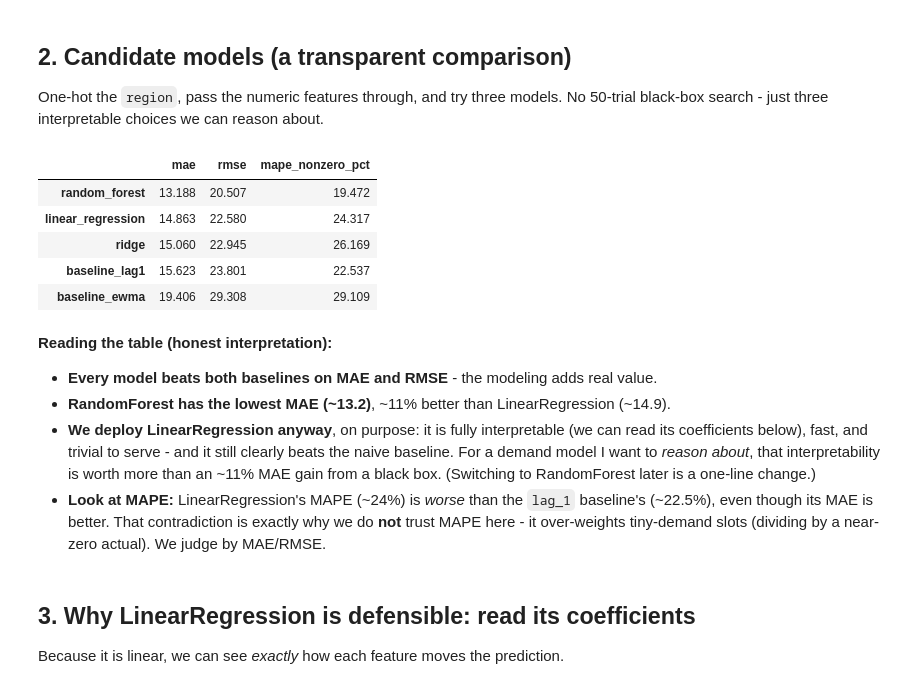
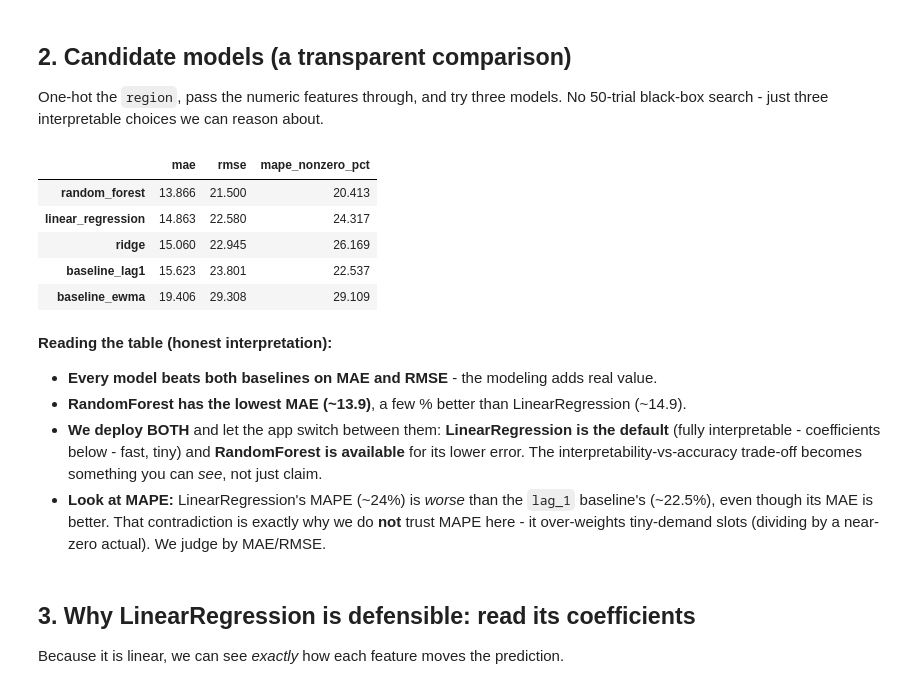
Before and after one commit to DhruvJoshi2005/nyc-taxi-demand-prediction, a Jupyter notebook: notebooks/02_modeling.ipynb, the cells around one changed output. Drawn from its saved outputs; the diff is of its cells as text; code cells hidden in the pictures.

```diff
--- a/notebooks/02_modeling.ipynb
+++ b/notebooks/02_modeling.ipynb
@@ -58,24 +58,24 @@ black-box search - just three interpretable choices we can reason about.
 # %%
 from sklearn.linear_model import LinearRegression, Ridge
 from sklearn.ensemble import RandomForestRegressor
 
 candidates = {
     "linear_regression": LinearRegression(),
     "ridge": Ridge(alpha=1.0),
-    "random_forest": RandomForestRegressor(n_estimators=100, min_samples_leaf=5,
+    "random_forest": RandomForestRegressor(n_estimators=100, min_samples_leaf=50,
                                             n_jobs=-1, random_state=42),
 }
 fitted = {}
 for name, est in candidates.items():
     pipe = build_pipeline(est).fit(Xtr, ytr)
     results[name] = regression_metrics(yte, pipe.predict(Xte))
     fitted[name] = pipe
 
 comparison = pd.DataFrame(results).T[["mae", "rmse", "mape_nonzero_pct"]].sort_values("mae")
 comparison.round(3)
 # %% [output]
 |  | mae | rmse | mape_nonzero_pct |
-| random_forest | 13.188 | 20.507 | 19.472 |
+| random_forest | 13.866 | 21.500 | 20.413 |
 | linear_regression | 14.863 | 22.580 | 24.317 |
 | ridge | 15.060 | 22.945 | 26.169 |
 | baseline_lag1 | 15.623 | 23.801 | 22.537 |
@@ -84,11 +84,11 @@ comparison.round(3)
 **Reading the table (honest interpretation):**
 
 - **Every model beats both baselines on MAE and RMSE** - the modeling adds real value.
-- **RandomForest has the lowest MAE (~13.2)**, ~11% better than LinearRegression (~14.9).
-- **We deploy LinearRegression anyway**, on purpose: it is fully interpretable (we can read
-  its coefficients below), fast, and trivial to serve - and it still clearly beats the naive
-  baseline. For a demand model I want to *reason about*, that interpretability is worth more
-  than an ~11% MAE gain from a black box. (Switching to RandomForest later is a one-line change.)
+- **RandomForest has the lowest MAE (~13.9)**, a few % better than LinearRegression (~14.9).
+- **We deploy BOTH** and let the app switch between them: **LinearRegression is the default**
+  (fully interpretable - coefficients below - fast, tiny) and **RandomForest is available** for
+  its lower error. The interpretability-vs-accuracy trade-off becomes something you can *see*,
+  not just claim.
 - **Look at MAPE:** LinearRegression's MAPE (~24%) is *worse* than the `lag_1` baseline's
   (~22.5%), even though its MAE is better. That contradiction is exactly why we do **not**
   trust MAPE here - it over-weights tiny-demand slots (dividing by a near-zero actual). We
```
Also changed, not shown: parts of 1 cell of this notebook, 7 other files.
